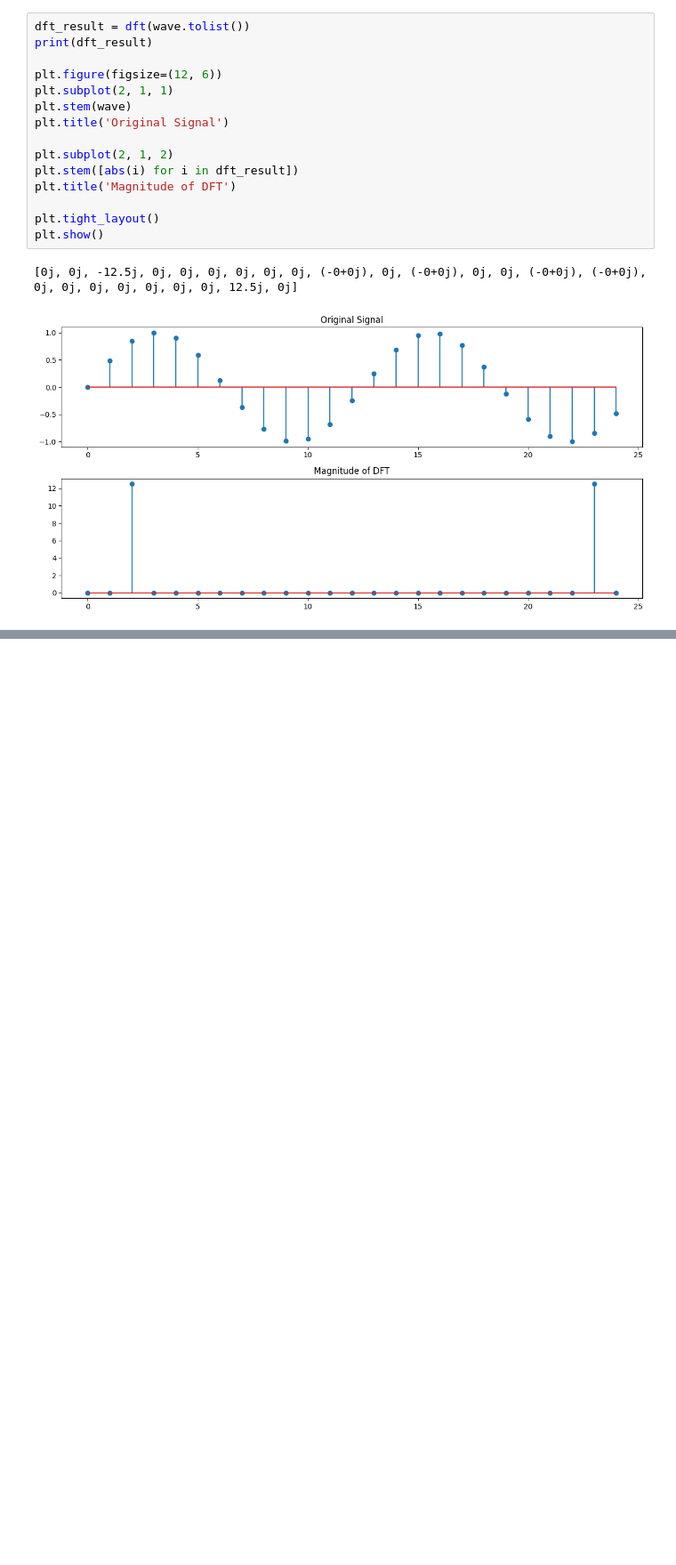
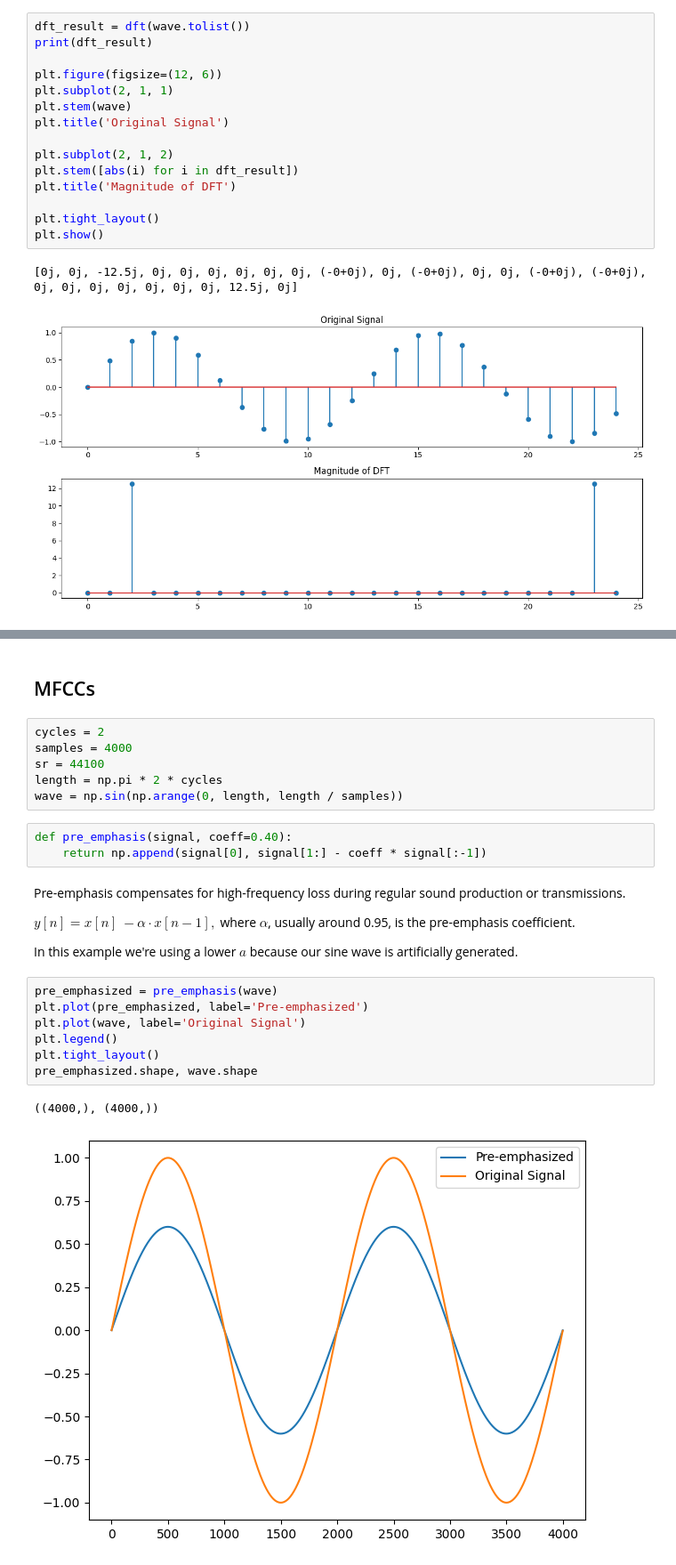
Before and after one commit to wlinds/SignalProcessing, a Jupyter notebook: dft_from_scratch.ipynb, the cells around one changed output, grey strips where cells are left out. Shown at 89% size. Saved outputs shown, nothing was run; the diff lists cells and outputs as text; blank space fills up the shorter version.

```diff
--- a/dft_from_scratch.ipynb
+++ b/dft_from_scratch.ipynb
@@ -81,0 +154,28 @@ plt.show()
+# %% [markdown]
+## MFCCs
+# %%
+cycles = 2
+samples = 4000
+sr = 44100
+length = np.pi * 2 * cycles
+wave = np.sin(np.arange(0, length, length / samples))
+# %%
+def pre_emphasis(signal, coeff=0.40):
+    return np.append(signal[0], signal[1:] - coeff * signal[:-1])
+# %% [markdown]
+Pre-emphasis compensates for high-frequency loss during regular sound production or transmissions.
+
+$y[n] = x[n]\ - \alpha \cdot x[n-1],$
+where $\alpha$, usually around 0.95, is the pre-emphasis coefficient.
+
+In this example we're using a lower $a$ because our sine wave is artificially generated.
+# %%
+pre_emphasized = pre_emphasis(wave)
+plt.plot(pre_emphasized, label='Pre-emphasized')
+plt.plot(wave, label='Original Signal')
+plt.legend()
+plt.tight_layout()
+pre_emphasized.shape, wave.shape
+# %% [output]
+((4000,), (4000,))
+[figure, added]
```
Also changed, not shown: parts of 28 cells of this notebook.
